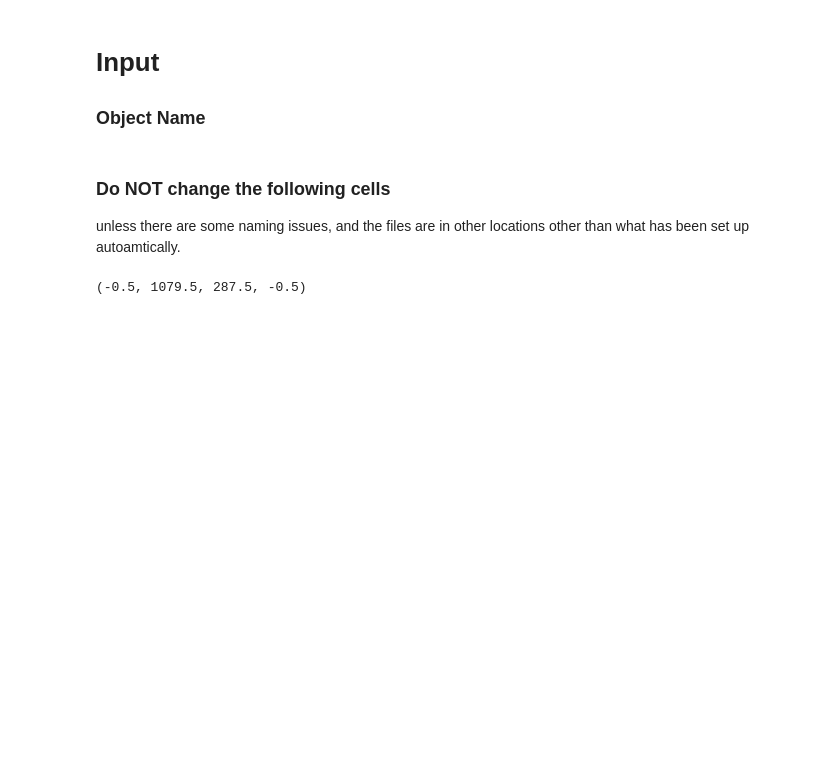
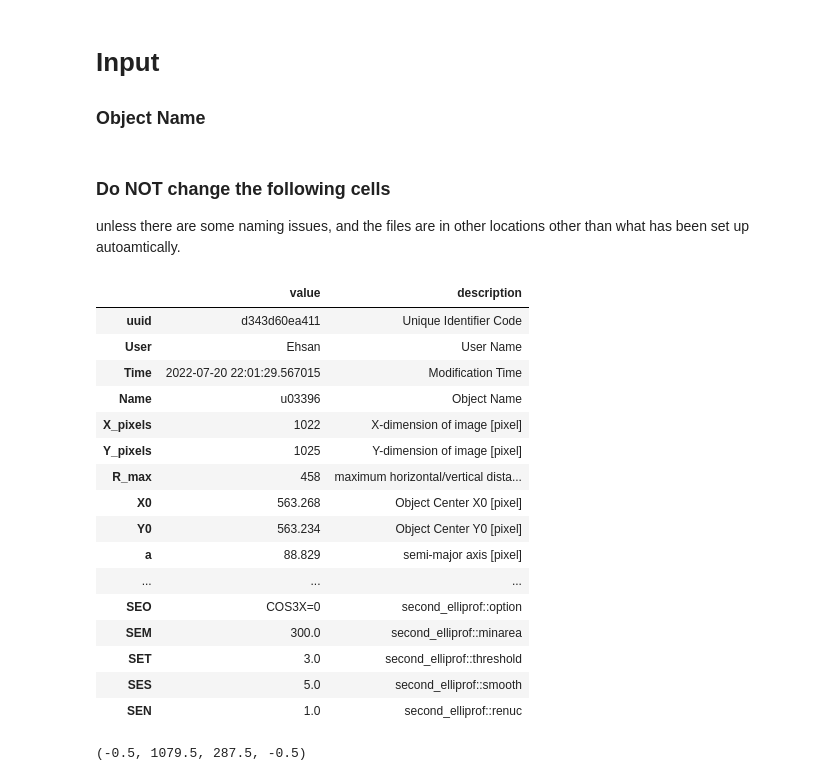
Before and after one commit to ekourkchi/old-SBF, a Jupyter notebook: notebooks/SeePlots_elliprof_function.ipynb, the cells around one changed output. Saved outputs shown, nothing was run; the diff lists cells and outputs as text; code cells hidden in the pictures; blank space fills up the shorter version.

```diff
--- a/notebooks/SeePlots_elliprof_function.ipynb
+++ b/notebooks/SeePlots_elliprof_function.ipynb
@@ -80,6 +80,29 @@ if exists(logFile):
 else:
     print("There is no log-file. \nPlease run elliprof to generate the log file and the relevant plots.")
     print("Elliprof notebook name: \"Run_elliprof_function.ipynb\"")
+# %%
+df_log = open_log_df(logFile)
+sky_med = float(df_log.loc["initial_sky_med"].value)
+
+df_log
+# %% [output]
+|  | value | description |
+| uuid | d343d60ea411 | Unique Identifier Code |
+| User | Ehsan | User Name |
+| Time | 2022-07-20 22:01:29.567015 | Modification Time |
+| Name | u03396 | Object Name |
+| X_pixels | 1022 | X-dimension of image [pixel] |
+| Y_pixels | 1025 | Y-dimension of image [pixel] |
+| R_max | 458 | maximum horizontal/vertical dista... |
+| X0 | 563.268 | Object Center X0 [pixel] |
+| Y0 | 563.234 | Object Center Y0 [pixel] |
+| a | 88.829 | semi-major axis [pixel] |
+| ... | ... | ... |
+| SEO | COS3X=0 | second_elliprof::option |
+| SEM | 300.0 | second_elliprof::minarea |
+| SET | 3.0 | second_elliprof::threshold |
+| SES | 5.0 | second_elliprof::smooth |
+| SEN | 1.0 | second_elliprof::renuc |
 # %%
 df = open_log_df(logFile)
 obj_uuid = df.loc['uuid'].value
```
Also changed, not shown: parts of 4 cells of this notebook, 3 other files.
